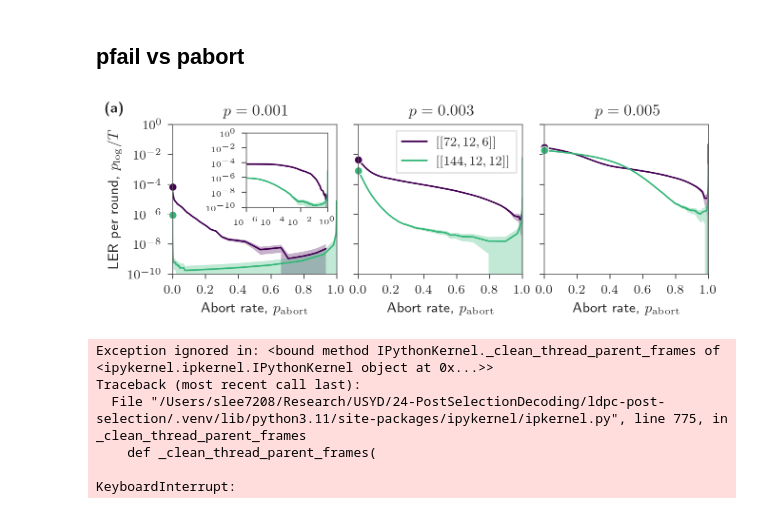
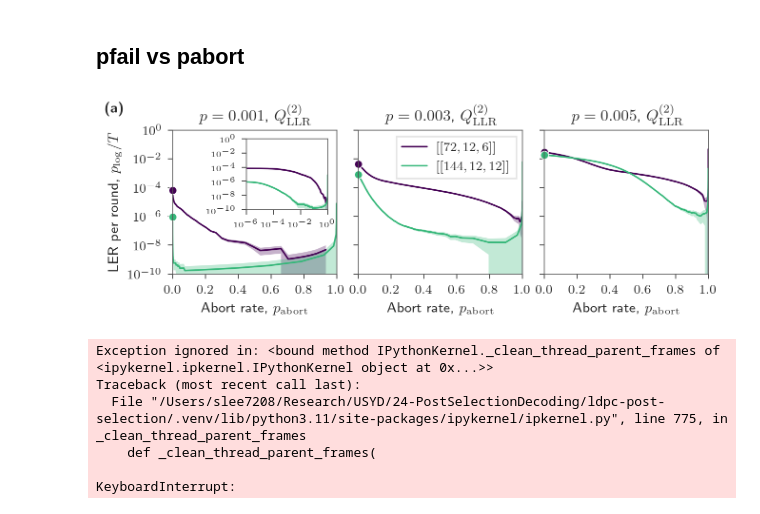
Before and after one commit to seokhyung-lee/ldpc-post-selection, a Jupyter notebook: simulations/analysis/notebooks/bb_code_analysis.ipynb, the cells around one changed output. Cells and saved outputs as stored; diff of their text form; code cells hidden in the pictures.

```diff
--- a/simulations/analysis/notebooks/bb_code_analysis.ipynb
+++ b/simulations/analysis/notebooks/bb_code_analysis.ipynb
@@ -135,7 +135,7 @@ for i_p, p in enumerate(p_values):
     ax.set_ylim(1e-10, 1)
     ax.set_yticks(10.0 ** np.arange(-10, 1, 2))
     ax.set_xlabel(r"Abort rate, $p_\mathrm{abort}$")
-    ax.set_title(f"$p = {p}$", fontsize=10)
+    ax.set_title(rf"$p = {p}$, $Q_\mathrm{{LLR}}^{{(2)}}$", fontsize=10)
 
     if i_p == 0:
         ax.set_ylabel(r"LER per round, $p_\mathrm{log} / T$")
@@ -166,34 +166,34 @@ for i_n, n in enumerate(nlist):
     delta_p_fail = df_ps_d["delta_p_fail"].values / T
     color = cmap(0) if i_n == 0 else cmap(2 / 3)
     error_band_plot(
         p_abort,
         p_fail,
         delta_p_fail,
         color=color,
         ax=inset_ax,
     )
 
 inset_ax.set_xscale("log")
 inset_ax.set_yscale("log")
 inset_ax.set_xlim(1e-6, 1)
 inset_ax.set_xticks([1e-6, 1e-4, 1e-2, 1e0])
 inset_ax.set_ylim(1e-10, 1)
 inset_ax.set_yticks(10.0 ** np.arange(-10, 1, 2))
 inset_ax.tick_params(labelsize=5)
 
 fig.text(
     0,
     1,
     r"\textbf{(a)}",
     in_layout=False,
     transform=fig.transFigure,
     verticalalignment="top",
 )
 
 
 fig.savefig("overleaf_figs/bb_code_plog_vs_pabort.pdf")
 # %% [output]
-[figure, old version]
+[figure, new version]
 # %%
 # def exclude(by):
 #     if "cluster_llr_norm" in by or "cluster_size_norm" in by:
```
Also changed, not shown: parts of 3 cells of this notebook, 5 other files.
